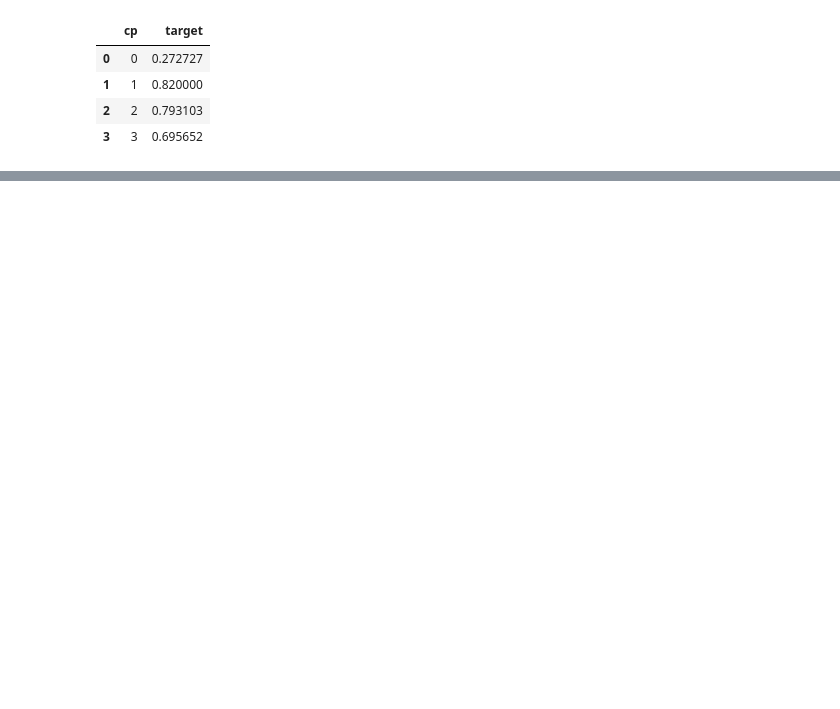
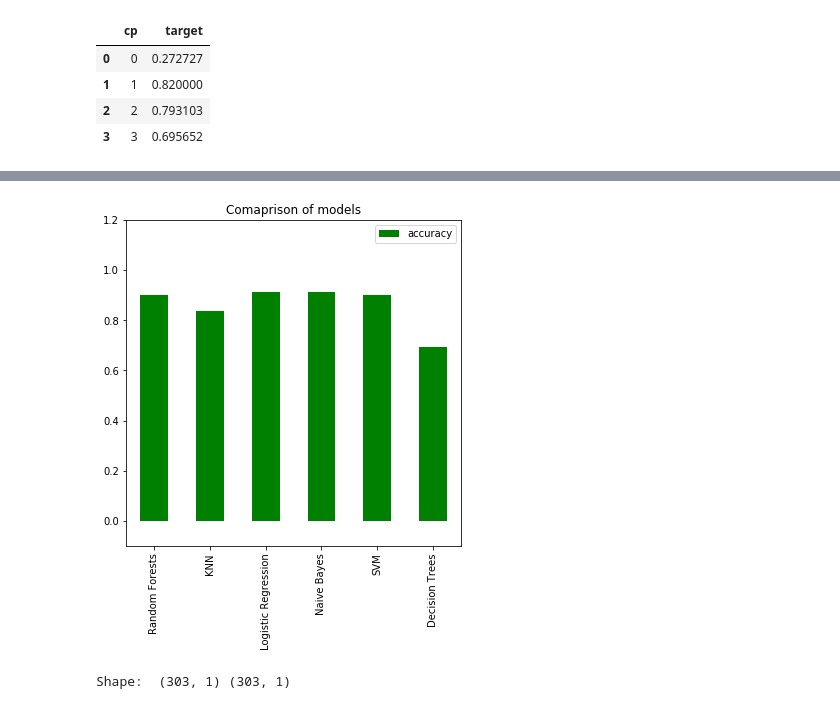
Before and after one commit to Vims29/Heart_Disease_Prediction, a Jupyter notebook: heart.ipynb, the cells around one changed output, grey strips where cells are left out. Cells and saved outputs as stored; diff of their text form; code cells hidden in the pictures; blank space fills up the shorter version.

```diff
--- a/heart.ipynb
+++ b/heart.ipynb
@@ -72,0 +206,5 @@ def CrossVal(dataX,dataY,mode,cv=10):
+# %%
+# Check optimal 'max_depth' parameter
+for i in range(1,8):
+    print("max_depth = "+str(i))
+    train_model(X_train, y_train, X_test, y_test, DecisionTreeClassifier, max_depth=i, random_state=42)
@@ -72,0 +247,3 @@ def CrossVal(dataX,dataY,mode,cv=10):
+# %%
+# tuned SVM
+model = train_model(X_train, y_train, X_test, y_test, SVC, C=0.05, kernel='linear')
@@ -72,0 +253,22 @@ def CrossVal(dataX,dataY,mode,cv=10):
+# %%
+# Creat an empty list
+accuracy = []
+
+# Classifiers
+classifiers = ['Random Forests', 'KNN', 'Logistic Regression', 'Naive Bayes', 'SVM', 'Decision Trees']
+
+# list of classifiers with parameters
+models = [RandomForestClassifier(n_estimators=110, random_state=42),KNeighborsClassifier(n_neighbors=5), LogisticRegression(),
+        GaussianNB(), SVC(C=0.05, kernel='linear'),DecisionTreeClassifier(max_depth=6, random_state=42) ]
+4
+
+# append to list
+for i in models:
+    model = i
+    model.fit(X_train, y_train)
+    score = model.score(X_test, y_test)
+    accuracy.append(score)
+# %%
+# Accuracy dataframe
+summary = pd.DataFrame({'accuracy':accuracy}, index=classifiers)
+summary
@@ -72,0 +283,13 @@ def CrossVal(dataX,dataY,mode,cv=10):
+# %%
+fig =summary.plot(kind='bar',title='Comaprison of models',color='g',figsize =(6,6),ylim=[-0.1,1.2]).get_figure()
+fig.savefig('image.png')
+# %% [output]
+[figure, added]
+# %%
+# linear regression
+X = heart["cp"].values.reshape(-1, 1)
+y = heart["chol"].values.reshape(-1, 1)
+
+print("Shape: ", X.shape, y.shape)
+# %% [output]
+Shape:  (303, 1) (303, 1)
```
Also changed, not shown: parts of 50 cells of this notebook.
